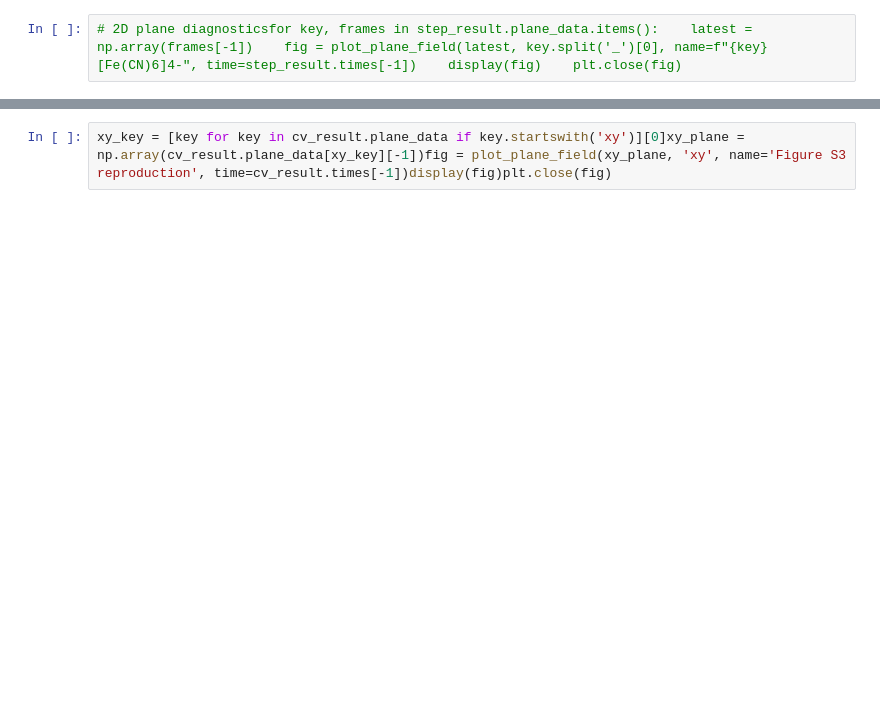
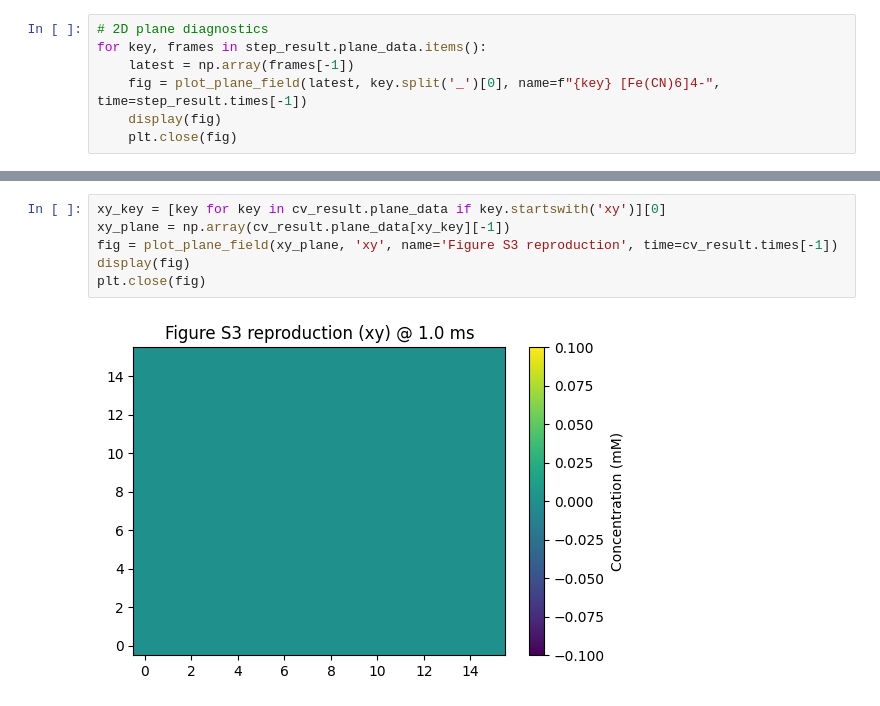
Before and after one commit to Andyuch/ion_dynamics, a Jupyter notebook: notebooks/operando_ion_transport.ipynb, the cells around one changed output, grey strips where cells are left out. Cells and saved outputs as stored; diff of their text form; blank space fills up the shorter version.

```diff
--- a/notebooks/operando_ion_transport.ipynb
+++ b/notebooks/operando_ion_transport.ipynb
@@ -15,2 +87,7 @@ plt.figure(figsize=(6, 3))plt.plot(np.array(step_result.times)*1e3, step_result.
 # %%
-# 2D plane diagnosticsfor key, frames in step_result.plane_data.items():    latest = np.array(frames[-1])    fig = plot_plane_field(latest, key.split('_')[0], name=f"{key} [Fe(CN)6]4-", time=step_result.times[-1])    display(fig)    plt.close(fig)
+# 2D plane diagnostics
+for key, frames in step_result.plane_data.items():
+    latest = np.array(frames[-1])
+    fig = plot_plane_field(latest, key.split('_')[0], name=f"{key} [Fe(CN)6]4-", time=step_result.times[-1])
+    display(fig)
+    plt.close(fig)
@@ -23,2 +112,8 @@ sim.reset()cv = CyclicVoltammogram(start=-0.2, lower=-0.2, upper=0.6, scan_rate=
 # %%
-xy_key = [key for key in cv_result.plane_data if key.startswith('xy')][0]xy_plane = np.array(cv_result.plane_data[xy_key][-1])fig = plot_plane_field(xy_plane, 'xy', name='Figure S3 reproduction', time=cv_result.times[-1])display(fig)plt.close(fig)
+xy_key = [key for key in cv_result.plane_data if key.startswith('xy')][0]
+xy_plane = np.array(cv_result.plane_data[xy_key][-1])
+fig = plot_plane_field(xy_plane, 'xy', name='Figure S3 reproduction', time=cv_result.times[-1])
+display(fig)
+plt.close(fig)
+# %% [output]
+[figure, added]
```
Also changed, not shown: parts of 8 cells of this notebook, 2 other files.
